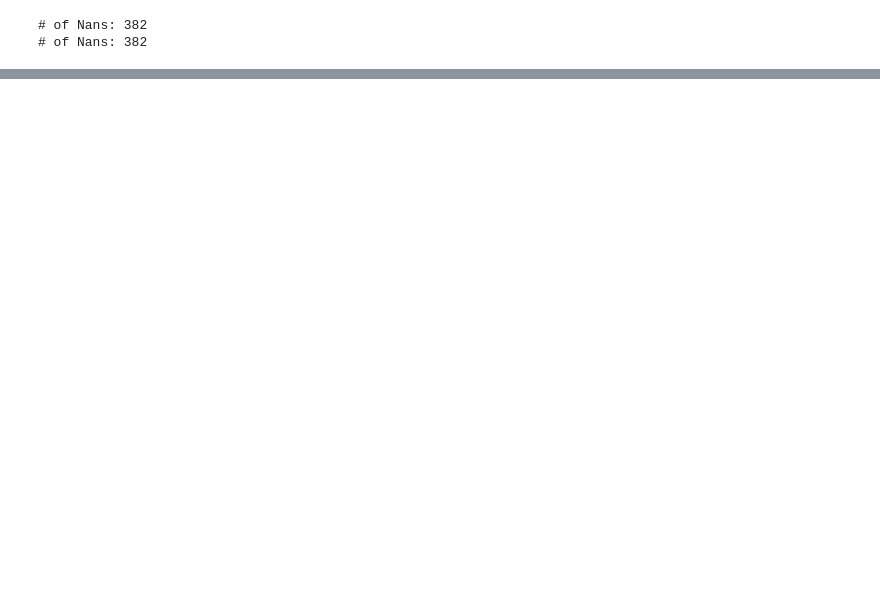
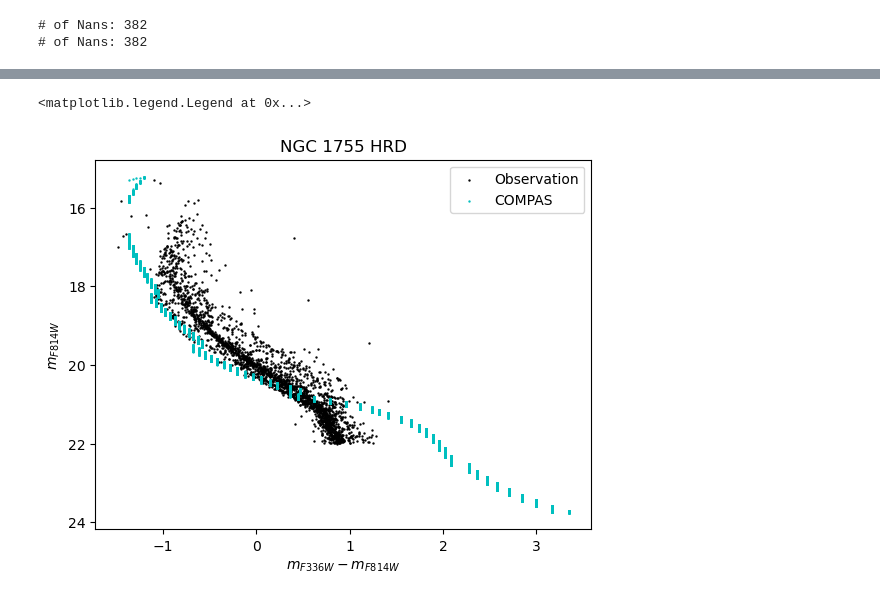
Before and after one commit to mkim0029/COMPAS, a Jupyter notebook: src/COMPAS_Output/HR to CMD.ipynb, the cells around one changed output, grey strips where cells are left out. Saved outputs shown, nothing was run; the diff lists cells and outputs as text; code cells hidden in the pictures; blank space fills up the shorter version.

```diff
--- a/src/COMPAS_Output/HR to CMD.ipynb
+++ b/src/COMPAS_Output/HR to CMD.ipynb
@@ -123,0 +125,12 @@ plt.ticklabel_format(useOffset=False)
+# %%
+obs = pd.read_csv('n1755_decont.csv')
+plt.scatter(obs.F336W-obs.F814W, obs.F814W, s = 0.5, c='k', label = 'Observation')
+plt.scatter(simul_mF336W_SSE - simul_mF814W_SSE, simul_mF814W_SSE, s = 0.5, c='c', label = 'COMPAS')
+plt.xlabel(r'$m_{F336W}-m_{F814W}$')
+plt.ylabel(r'$m_{F814W}$')
+plt.gca().invert_yaxis()
+plt.title('NGC 1755 HRD')
+plt.legend()
+# %% [output]
+<matplotlib.legend.Legend at 0x...>
+[figure, added]
```
Also changed, not shown: parts of 4 cells of this notebook, 15 other files.
